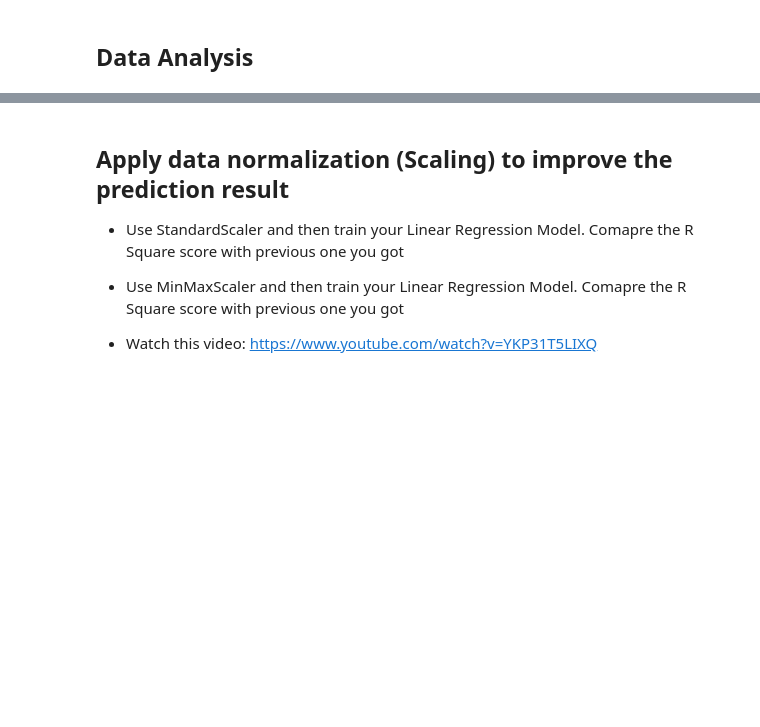
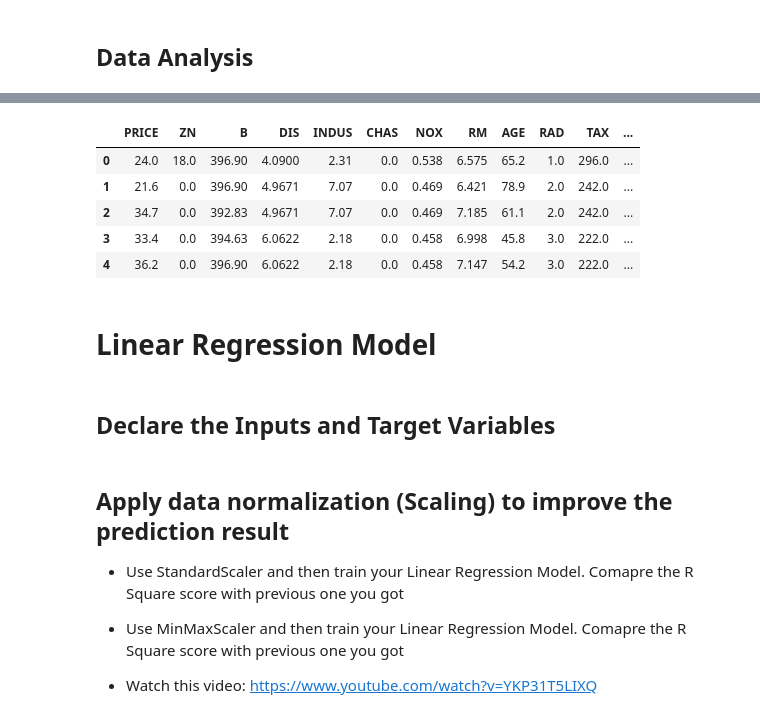
Before and after one commit to Andre-Williams22/DS-2.1-Machine-Learning, a Jupyter notebook: Homework/Boston_Housing Linear-Regression.ipynb, the cells around one changed output, grey strips where cells are left out. Saved outputs shown, nothing was run; the diff lists cells and outputs as text; code cells hidden in the pictures; blank space fills up the shorter version.

```diff
--- a/Homework/Boston_Housing Linear-Regression.ipynb
+++ b/Homework/Boston_Housing Linear-Regression.ipynb
@@ -96,0 +139,18 @@ bos.describe()
+# %%
+cols = ['PRICE', 'ZN', 'B', 'DIS','INDUS', 'CHAS', 'NOX', 'RM', 'AGE', 'RAD',
+       'TAX', 'PTRATIO', 'LSTAT']
+# %%
+# To implement the reordering, we will create a new df, which is equal to the old one but with the new order of features
+data_preprocessed = bos[cols]
+data_preprocessed.head()
+# %% [output]
+|  | PRICE | ZN | B | DIS | INDUS | CHAS | NOX | RM | AGE | RAD | TAX | ... |
+| 0 | 24.0 | 18.0 | 396.90 | 4.0900 | 2.31 | 0.0 | 0.538 | 6.575 | 65.2 | 1.0 | 296.0 | ... |
+| 1 | 21.6 | 0.0 | 396.90 | 4.9671 | 7.07 | 0.0 | 0.469 | 6.421 | 78.9 | 2.0 | 242.0 | ... |
+| 2 | 34.7 | 0.0 | 392.83 | 4.9671 | 7.07 | 0.0 | 0.469 | 7.185 | 61.1 | 2.0 | 242.0 | ... |
+| 3 | 33.4 | 0.0 | 394.63 | 6.0622 | 2.18 | 0.0 | 0.458 | 6.998 | 45.8 | 3.0 | 222.0 | ... |
+| 4 | 36.2 | 0.0 | 396.90 | 6.0622 | 2.18 | 0.0 | 0.458 | 7.147 | 54.2 | 3.0 | 222.0 | ... |
+# %% [markdown]
+# Linear Regression Model
+# %% [markdown]
+## Declare the Inputs and Target Variables
```
Also changed, not shown: parts of 21 cells of this notebook.
